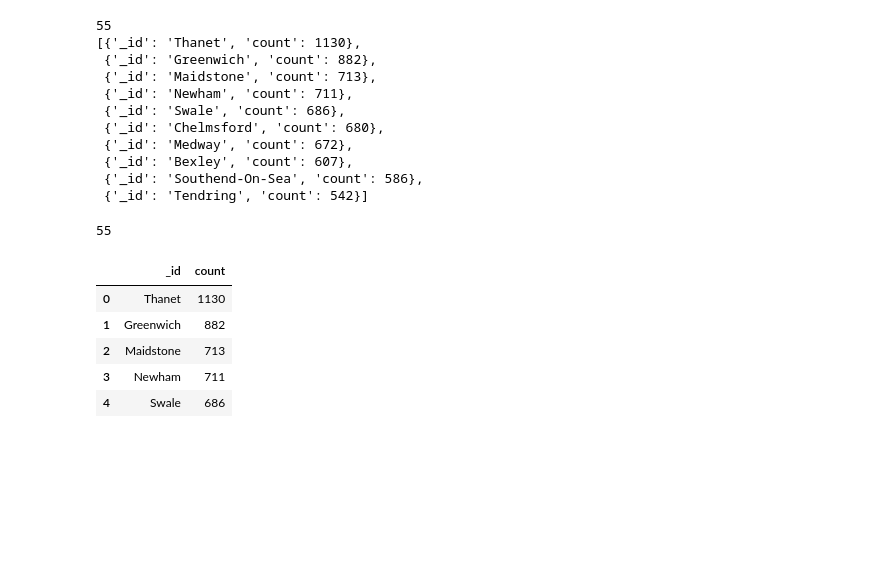
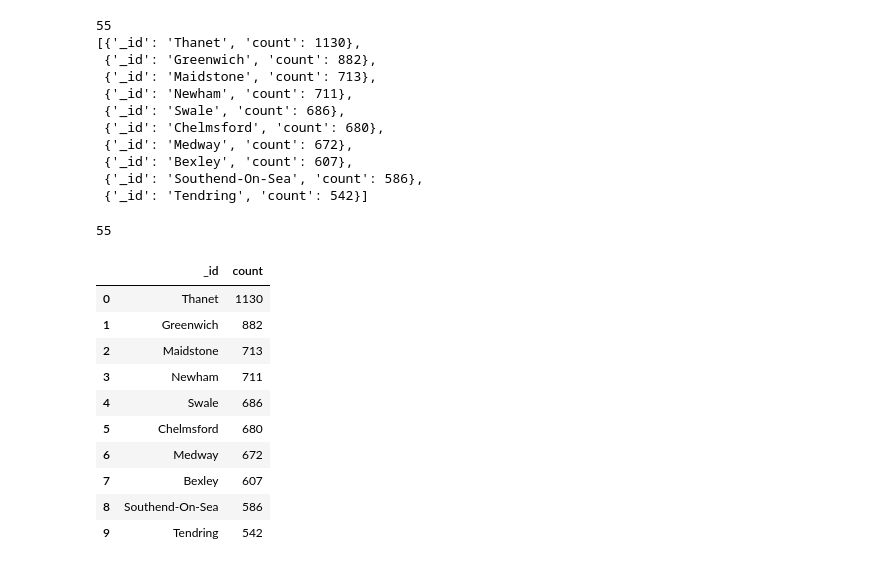
Before and after one commit to lizabethnt/nosql-challenge, a Jupyter notebook: NoSQL_analysis_Lisa.ipynb, the cells around one changed output. Saved outputs shown, nothing was run; the diff lists cells and outputs as text; code cells hidden in the pictures; blank space fills up the shorter version.

```diff
--- a/NoSQL_analysis_Lisa.ipynb
+++ b/NoSQL_analysis_Lisa.ipynb
@@ -233,15 +213,20 @@ pprint(results[0:10])
 # %%
 # Convert the result to a Pandas DataFrame
 hygiene_0_df = pd.DataFrame(results)
 # Display the number of rows in the DataFrame
 print(len(hygiene_0_df))
 # Display the first 10 rows of the DataFrame
-hygiene_0_df.head()
+hygiene_0_df.head(10)
 # %% [output]
 55
 |  | _id | count |
 | 0 | Thanet | 1130 |
 | 1 | Greenwich | 882 |
 | 2 | Maidstone | 713 |
 | 3 | Newham | 711 |
 | 4 | Swale | 686 |
+| 5 | Chelmsford | 680 |
+| 6 | Medway | 672 |
+| 7 | Bexley | 607 |
+| 8 | Southend-On-Sea | 586 |
+| 9 | Tendring | 542 |
```
Also changed, not shown: parts of 4 cells of this notebook.
